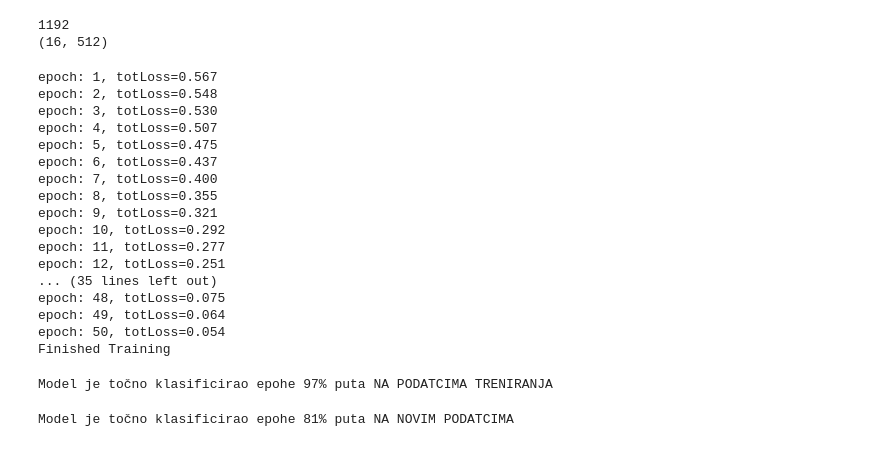
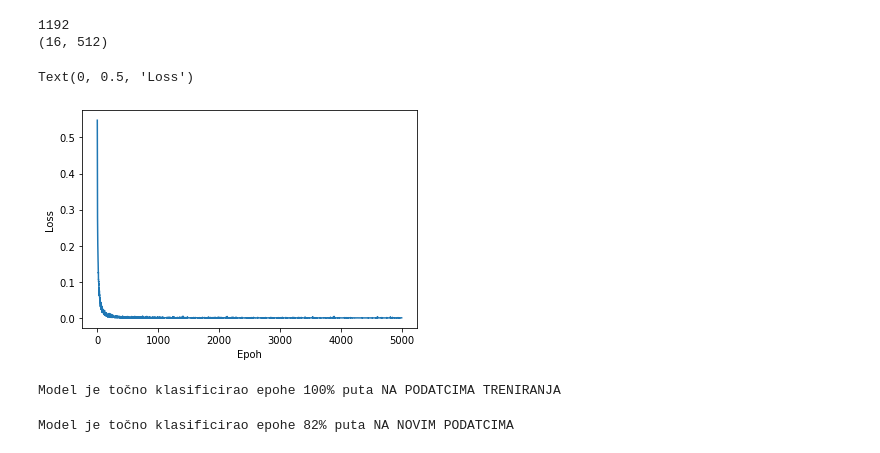
Before and after one commit to Rlesjak/instrumentacija_eeg_nn, a Jupyter notebook: loadData.ipynb, the cells around one changed output. Saved outputs shown, nothing was run; the diff lists cells and outputs as text; code cells hidden in the pictures.

Commit message:
Treniranje 5000 puta na istim podatcima

```diff
--- a/loadData.ipynb
+++ b/loadData.ipynb
@@ -177,9 +187,8 @@ print(train_dataloader.dataset.epochs[0][1].shape)
 # Treniranje
 
 from re import I
-
-
-for epoch in range(50):  # loop over the dataset multiple times
+lossPoints = []
+for epoch in range(5000):  # loop over the dataset multiple times
 
     running_loss = 0.0
     lencntr = 0
@@ -204,27 +213,19 @@ for epoch in range(50):  # loop over the dataset multiple times
         # print statistics
         running_loss += loss.item()
 
-    print('epoch: %d, totLoss=%.3f' % (epoch+1, running_loss/lencntr))
+    ttloss = running_loss/lencntr
+    lossPoints.append(ttloss)
+    print('epoch: %d, totLoss=%.3f' % (epoch+1, ttloss))
 
 print('Finished Training')
+torch.save(eegnet.state_dict(), 'savedModel')
-# %% [output]
-epoch: 1, totLoss=0.567
-epoch: 2, totLoss=0.548
-epoch: 3, totLoss=0.530
-epoch: 4, totLoss=0.507
-epoch: 5, totLoss=0.475
-epoch: 6, totLoss=0.437
-epoch: 7, totLoss=0.400
-epoch: 8, totLoss=0.355
-epoch: 9, totLoss=0.321
-epoch: 10, totLoss=0.292
-epoch: 11, totLoss=0.277
-epoch: 12, totLoss=0.251
-... (35 lines left out)
-epoch: 48, totLoss=0.075
-epoch: 49, totLoss=0.064
-epoch: 50, totLoss=0.054
-Finished Training
+# %%
+plt.plot(lossPoints)
+plt.xlabel('Epoh')
+plt.ylabel('Loss')
+# %% [output]
+Text(0, 0.5, 'Loss')
+[figure, added]
 # %%
 tocno = 0
 total = 0
@@ -243,7 +244,7 @@ with torch.no_grad():
 
 print('Model je točno klasificirao epohe %d%% puta NA PODATCIMA TRENIRANJA' % (100*tocno/total))
 # %% [output]
-Model je točno klasificirao epohe 97% puta NA PODATCIMA TRENIRANJA
+Model je točno klasificirao epohe 100% puta NA PODATCIMA TRENIRANJA
 # %%
 # Definiranje dataloadera za testne podatke
 eeg_2s_raw = scio.loadmat('./data/subject_1_eeg_separated_epochs_2s.mat')
@@ -280,4 +281,4 @@ with torch.no_grad():
 
 print('Model je točno klasificirao epohe %d%% puta NA NOVIM PODATCIMA' % (100*tocno2/total2))
 # %% [output]
-Model je točno klasificirao epohe 81% puta NA NOVIM PODATCIMA
+Model je točno klasificirao epohe 82% puta NA NOVIM PODATCIMA
```
Also changed, not shown: parts of 1 cell of this notebook, 1 other file.
